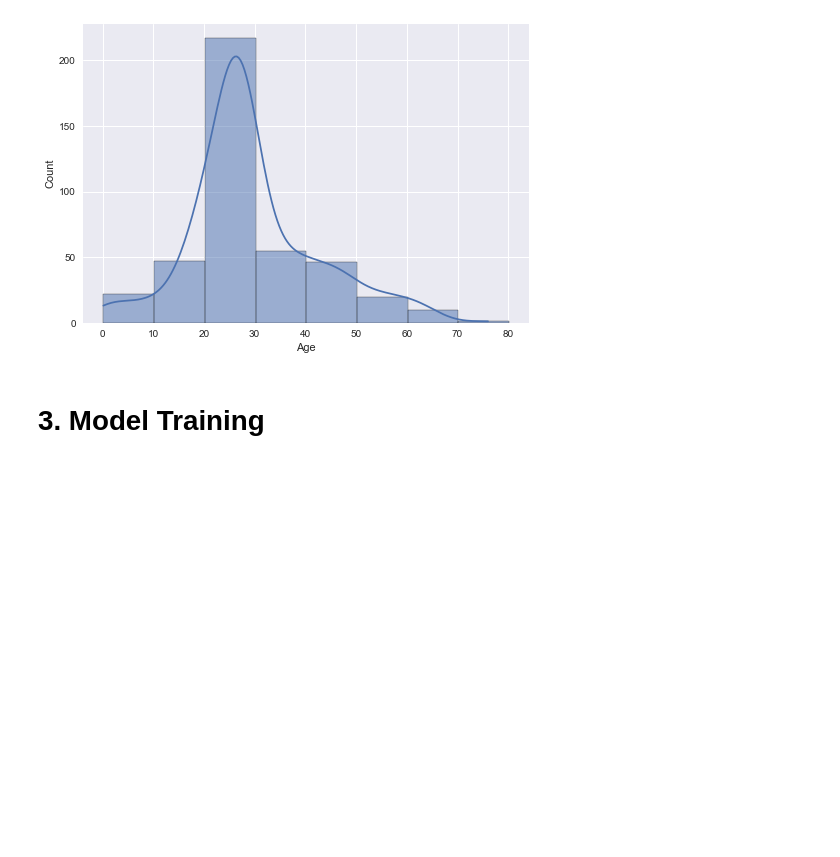
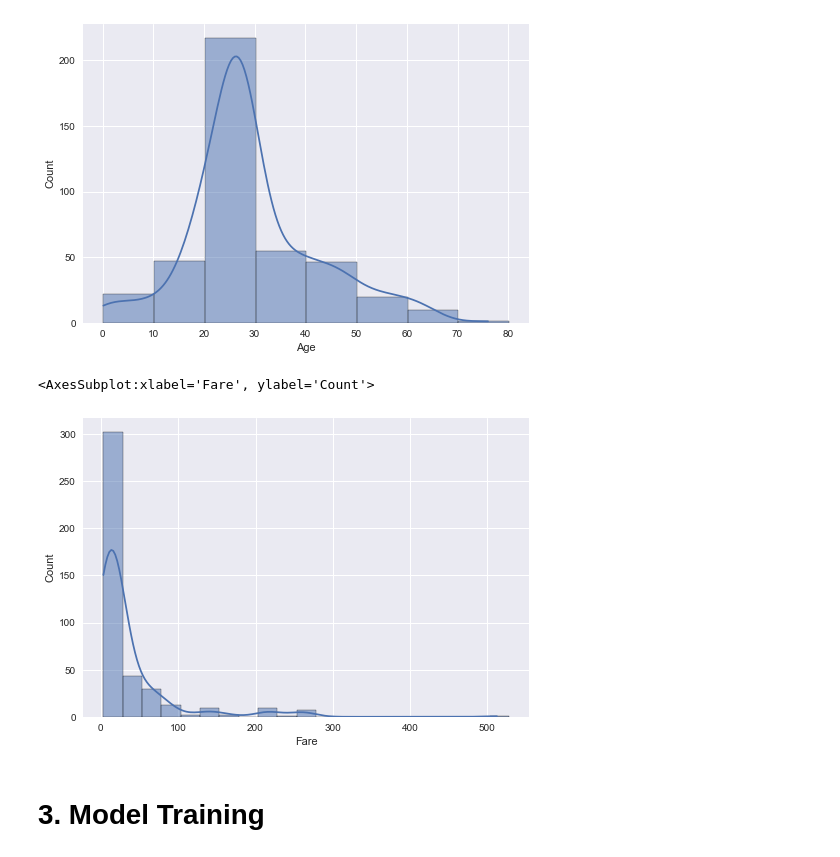
Before and after one commit to JonasSchroeder/kaggle_titanic, a Jupyter notebook: Titanic-Notebook-JSchroeder.ipynb, the cells around one changed output. Saved outputs shown, nothing was run; the diff lists cells and outputs as text; code cells hidden in the pictures; blank space fills up the shorter version.

```diff
--- a/Titanic-Notebook-JSchroeder.ipynb
+++ b/Titanic-Notebook-JSchroeder.ipynb
@@ -109,6 +116,13 @@ test_df["Age_bin"] = pd.cut(test_df['Age'], bins)
 
 # Replace missing fare with median
 test_df["Fare"].fillna(np.nanmedian(test_df["Fare"]), inplace=True)
+
+# Replace Fare==0 with median
+# test_df["Fare"].replace(0, np.median(test_df["Fare"]), inplace=True)
+
+# Create Fare Bands
+bins = [0,50,100,200,500,1000]
+test_df["Fare_bin"] = pd.cut(test_df['Fare'], bins)
 
 # Replace NA for embarked with "S"
 test_df["Embarked"].fillna("S", inplace=True)
@@ -380,6 +394,12 @@ sns.histplot(data=test_df, x="Age", binwidth=10, kde=True)
 # %% [output]
 <AxesSubplot:xlabel='Age', ylabel='Count'>
 [figure]
+# %%
+# Fare Histogram Test
+sns.histplot(data=test_df, x="Fare", binwidth=25, kde=True)
+# %% [output]
+<AxesSubplot:xlabel='Fare', ylabel='Count'>
+[figure, added]
 # %% [markdown]
 # 3. Model Training
 # %% [markdown]
```
Also changed, not shown: parts of 17 cells of this notebook, 14 other files.
